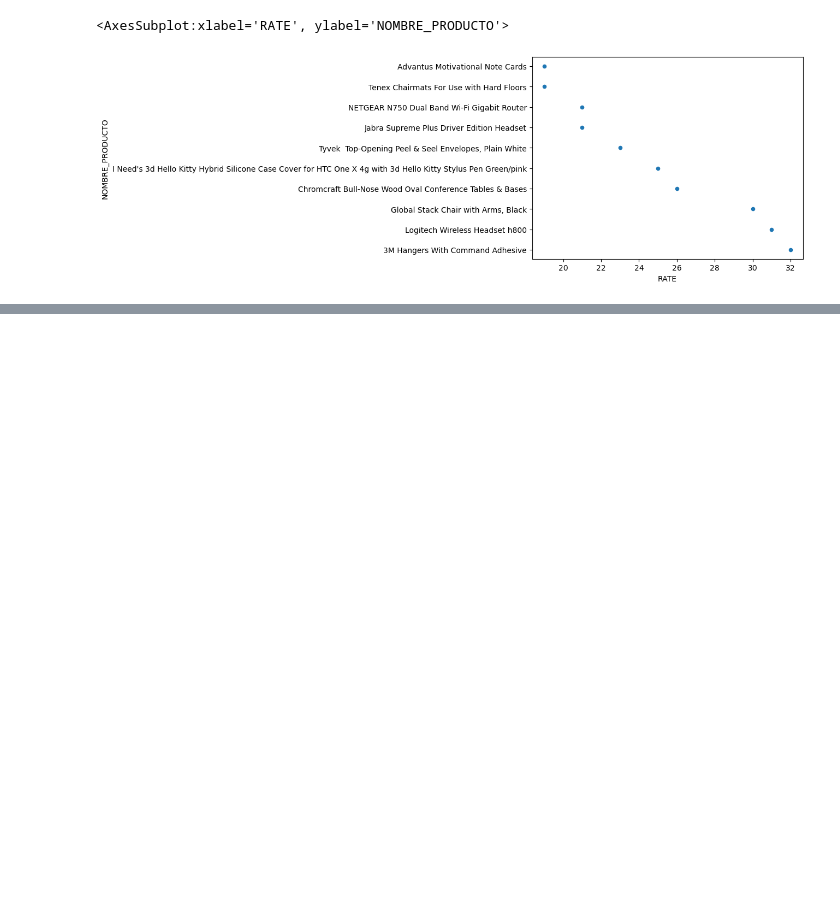
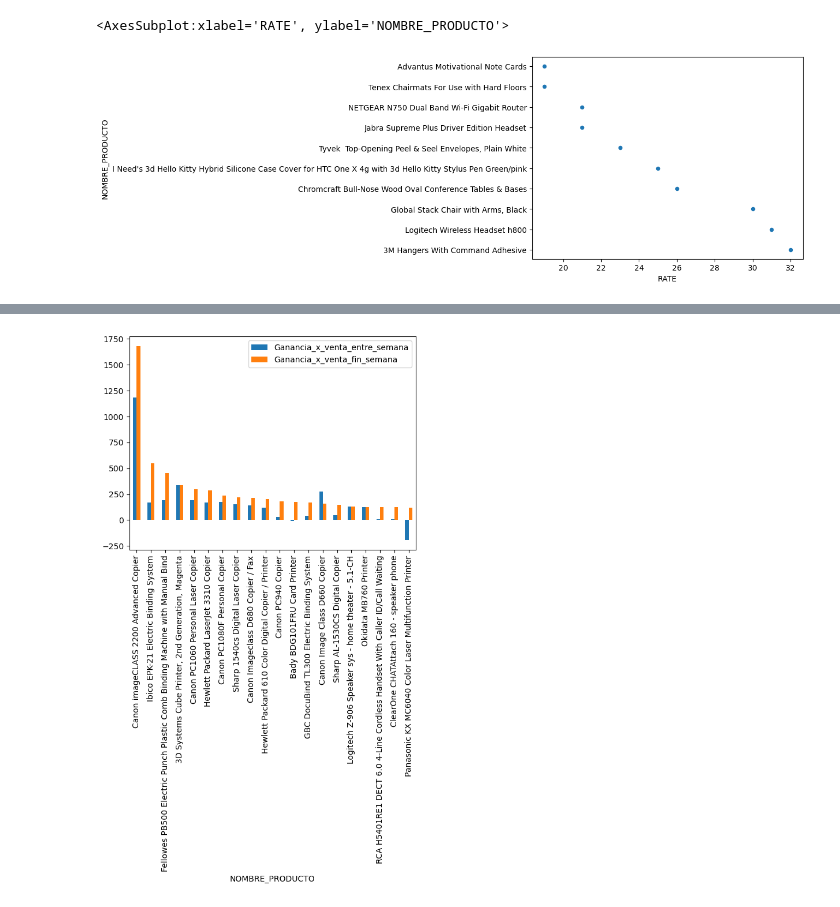
Before and after one commit to fhprime/Proyecto-Final-Ciencia-de-Datos, a Jupyter notebook: Proyecto.ipynb, the cells around one changed output, grey strips where cells are left out. Cells and saved outputs as stored; diff of their text form; code cells hidden in the pictures; blank space fills up the shorter version.

```diff
--- a/Proyecto.ipynb
+++ b/Proyecto.ipynb
@@ -678,0 +712,16 @@ create_rate_cant_entre_semana_cant_fin_de_semana.plot(x='RATE', y='NOMBRE_PRODUC
+# %%
+sql_query = '''	SELECT t1.NOMBRE_PRODUCTO, (t2.Ganancia/t2.Cantidad_entre_semana) as Ganancia_x_venta_entre_semana, (t1.Ganancia/t1.Cantidad_fin_semana) as Ganancia_x_venta_fin_semana from
+	(SELECT Producto.Nombre as Nombre_Producto, ROUND(SUM(Fact_super.Cantidad)) AS Cantidad_fin_semana, ROUND(SUM(Fact_super.Ganancia)) AS Ganancia from Fact_super
+		INNER JOIN Producto on Fact_super.Id_producto = Producto.ID_Product
+		INNER JOIN Fechas_orden on Fact_super.Fecha_orden = Fechas_orden.date_key
+		WHERE weekday_flag="Weekend"
+		GROUP BY Nombre_Producto) t1
+		inner join (SELECT Producto.Nombre as Nombre_Producto, ROUND(SUM(Fact_super.Cantidad)) AS Cantidad_entre_semana, ROUND(SUM(Fact_super.Ganancia)) AS Ganancia  from Fact_super
+		INNER JOIN Producto on Fact_super.Id_producto = Producto.ID_Product
+		INNER JOIN Fechas_orden on Fact_super.Fecha_orden = Fechas_orden.date_key
+		WHERE weekday_flag="Weekday"
+		GROUP BY Nombre_Producto) t2 on t1.Nombre_Producto = t2.Nombre_Producto
+		ORDER BY Ganancia_x_venta_fin_semana DESC LIMIT 20;
+        '''
+create_rate_rate_ganacia_entre_finde= pd.read_sql(sql_query, mysql_driver)
+create_rate_rate_ganacia_entre_finde.head()
@@ -678,0 +735,6 @@ create_rate_cant_entre_semana_cant_fin_de_semana.plot(x='RATE', y='NOMBRE_PRODUC
+# %%
+df_reset_2=create_rate_rate_ganacia_entre_finde.set_index('NOMBRE_PRODUCTO')
+
+df_reset_2.plot(kind = 'bar');
+# %% [output]
+[figure, added]
```
Also changed, not shown: parts of 8 cells of this notebook.
